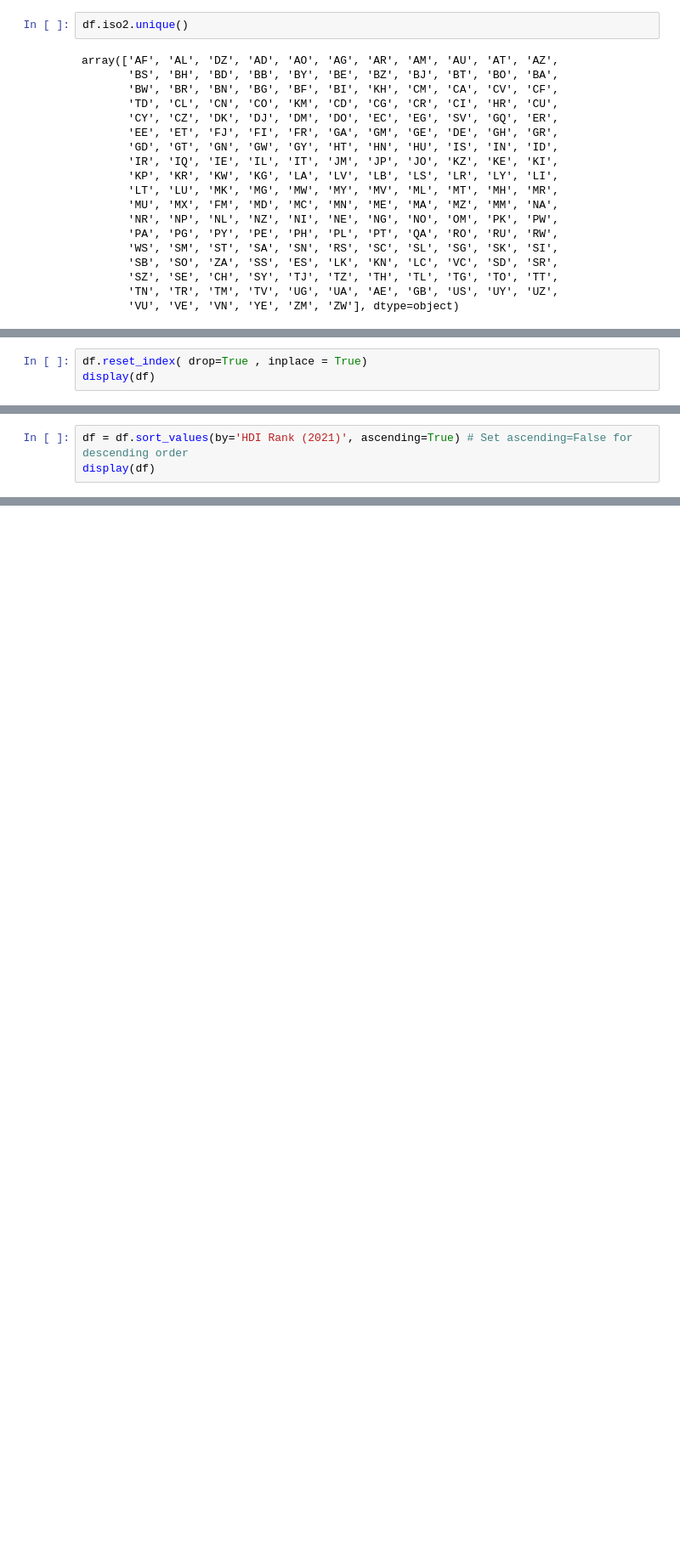
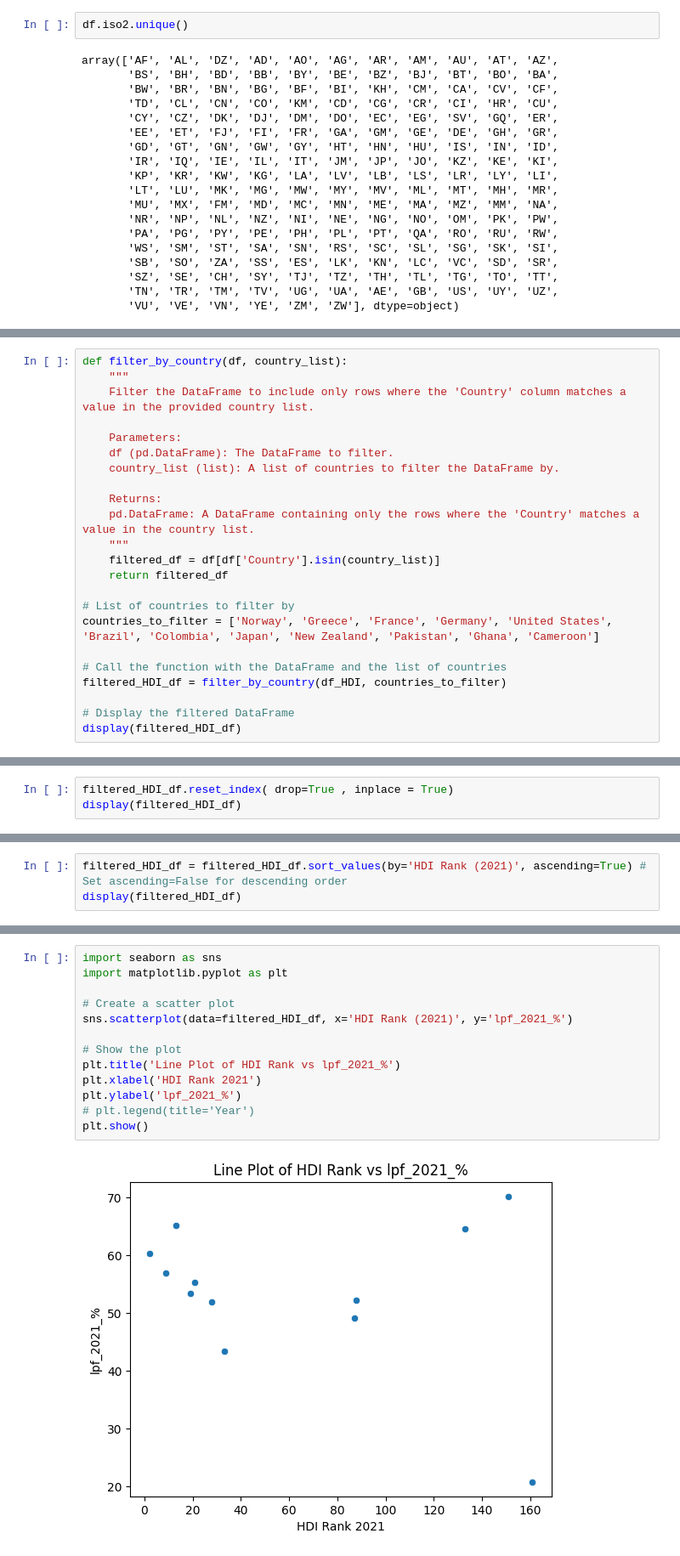
Before and after one commit to PaolaGaray/FirstProject, a Jupyter notebook: notebooks/explore_clean_garima.ipynb, the cells around one changed output, grey strips where cells are left out. Shown at 85% size. Cells and saved outputs as stored; diff of their text form; blank space fills up the shorter version.

```diff
--- a/notebooks/explore_clean_garima.ipynb
+++ b/notebooks/explore_clean_garima.ipynb
@@ -400,0 +340,23 @@ display(df)
+# %%
+def filter_by_country(df, country_list):
+    """
+    Filter the DataFrame to include only rows where the 'Country' column matches a value in the provided country list.
+
+    Parameters:
+    df (pd.DataFrame): The DataFrame to filter.
+    country_list (list): A list of countries to filter the DataFrame by.
+
+    Returns:
+    pd.DataFrame: A DataFrame containing only the rows where the 'Country' matches a value in the country list.
+    """
+    filtered_df = df[df['Country'].isin(country_list)]
+    return filtered_df
+
+# List of countries to filter by
+countries_to_filter = ['Norway', 'Greece', 'France', 'Germany', 'United States', 'Brazil', 'Colombia', 'Japan', 'New Zealand', 'Pakistan', 'Ghana', 'Cameroon']
+
+# Call the function with the DataFrame and the list of countries
+filtered_HDI_df = filter_by_country(df_HDI, countries_to_filter)
+
+# Display the filtered DataFrame
+display(filtered_HDI_df)
@@ -401,5 +377,5 @@ display(df)
 # %%
-df.reset_index( drop=True , inplace = True)
-display(df)
+filtered_HDI_df.reset_index( drop=True , inplace = True)
+display(filtered_HDI_df)
 # %% [output]
 |  | ISO3 | Country | Continent | HDI Rank (2021) | lpf_2017_% | lpf_2018_% | lpf_2019_% | lpf_2020_% | ... |
@@ -431,5 +394,5 @@ dtype: int64
 # %%
-df = df.sort_values(by='HDI Rank (2021)', ascending=True) # Set ascending=False for descending order
-display(df)
+filtered_HDI_df = filtered_HDI_df.sort_values(by='HDI Rank (2021)', ascending=True) # Set ascending=False for descending order
+display(filtered_HDI_df)
 # %% [output]
 |  | ISO3 | Country | Continent | HDI Rank (2021) | lpf_2017_% | lpf_2018_% | lpf_2019_% | lpf_2020_% | ... |
@@ -464,0 +411,15 @@ display(df)
+# %%
+import seaborn as sns
+import matplotlib.pyplot as plt
+
+# Create a scatter plot
+sns.scatterplot(data=filtered_HDI_df, x='HDI Rank (2021)', y='lpf_2021_%')
+
+# Show the plot
+plt.title('Line Plot of HDI Rank vs lpf_2021_%')
+plt.xlabel('HDI Rank 2021')
+plt.ylabel('lpf_2021_%')
+# plt.legend(title='Year')
+plt.show()
+# %% [output]
+[figure, added]
```
Also changed, not shown: parts of 20 cells of this notebook, 10 other files.
